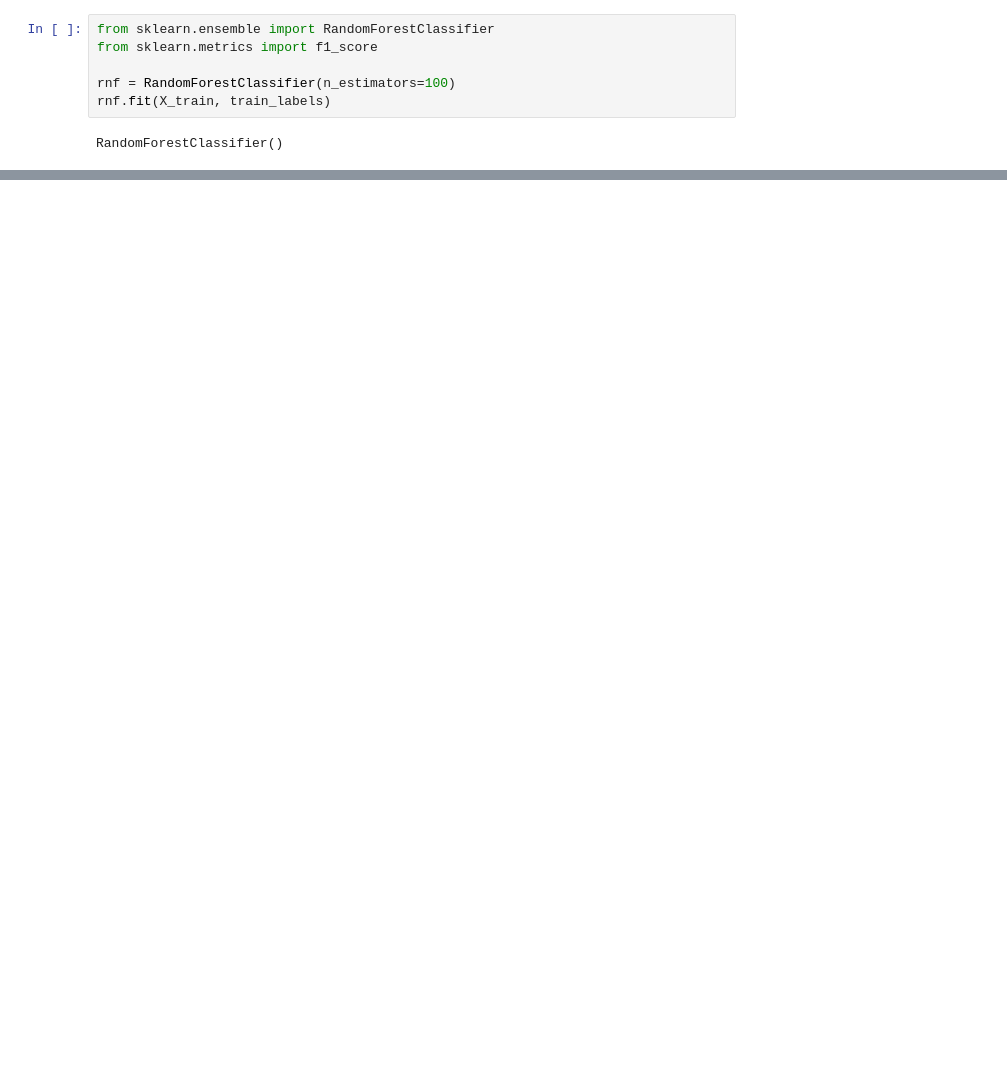
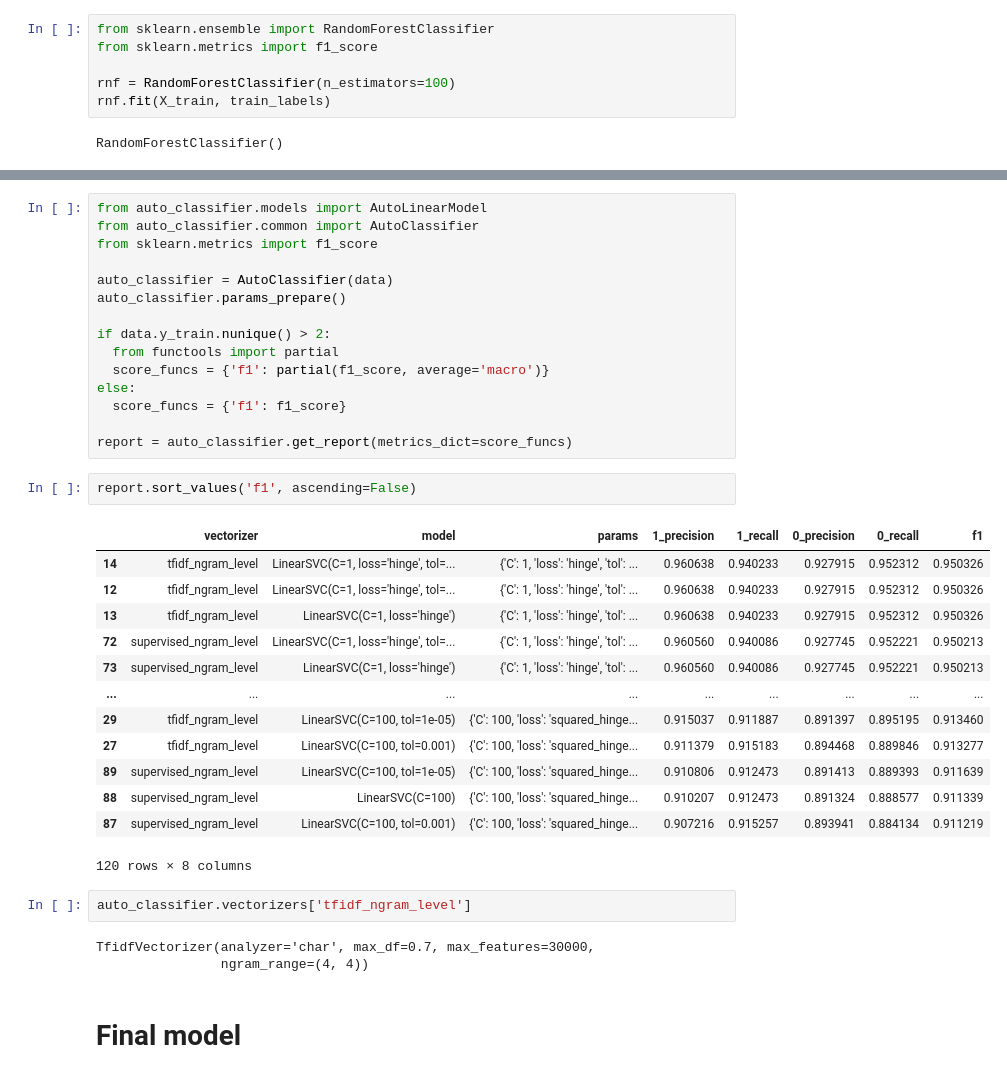
Before and after one commit to vetka925/sentiment_airbnb, a Jupyter notebook: sentiment.ipynb, the cells around one changed output, grey strips where cells are left out. Cells and saved outputs as stored; diff of their text form; blank space fills up the shorter version.

```diff
--- a/sentiment.ipynb
+++ b/sentiment.ipynb
@@ -359,0 +388,38 @@ Best parameters: {'C': 1, 'class_weight': None, 'dual': False, 'fit_intercept':
+# %%
+from auto_classifier.models import AutoLinearModel
+from auto_classifier.common import AutoClassifier
+from sklearn.metrics import f1_score
+
+auto_classifier = AutoClassifier(data)
+auto_classifier.params_prepare()
+
+if data.y_train.nunique() > 2:
+  from functools import partial
+  score_funcs = {'f1': partial(f1_score, average='macro')}
+else:
+  score_funcs = {'f1': f1_score}
+
+report = auto_classifier.get_report(metrics_dict=score_funcs)
+# %%
+report.sort_values('f1', ascending=False)
+# %% [output]
+|  | vectorizer | model | params | 1_precision | 1_recall | 0_precision | 0_recall | f1 |
+| 14 | tfidf_ngram_level | LinearSVC(C=1, loss='hinge', tol=... | {'C': 1, 'loss': 'hinge', 'tol': ... | 0.960638 | 0.940233 | 0.927915 | 0.952312 | 0.950326 |
+| 12 | tfidf_ngram_level | LinearSVC(C=1, loss='hinge', tol=... | {'C': 1, 'loss': 'hinge', 'tol': ... | 0.960638 | 0.940233 | 0.927915 | 0.952312 | 0.950326 |
+| 13 | tfidf_ngram_level | LinearSVC(C=1, loss='hinge') | {'C': 1, 'loss': 'hinge', 'tol': ... | 0.960638 | 0.940233 | 0.927915 | 0.952312 | 0.950326 |
+| 72 | supervised_ngram_level | LinearSVC(C=1, loss='hinge', tol=... | {'C': 1, 'loss': 'hinge', 'tol': ... | 0.960560 | 0.940086 | 0.927745 | 0.952221 | 0.950213 |
+| 73 | supervised_ngram_level | LinearSVC(C=1, loss='hinge') | {'C': 1, 'loss': 'hinge', 'tol': ... | 0.960560 | 0.940086 | 0.927745 | 0.952221 | 0.950213 |
+| ... | ... | ... | ... | ... | ... | ... | ... | ... |
+| 29 | tfidf_ngram_level | LinearSVC(C=100, tol=1e-05) | {'C': 100, 'loss': 'squared_hinge... | 0.915037 | 0.911887 | 0.891397 | 0.895195 | 0.913460 |
+| 27 | tfidf_ngram_level | LinearSVC(C=100, tol=0.001) | {'C': 100, 'loss': 'squared_hinge... | 0.911379 | 0.915183 | 0.894468 | 0.889846 | 0.913277 |
+| 89 | supervised_ngram_level | LinearSVC(C=100, tol=1e-05) | {'C': 100, 'loss': 'squared_hinge... | 0.910806 | 0.912473 | 0.891413 | 0.889393 | 0.911639 |
+| 88 | supervised_ngram_level | LinearSVC(C=100) | {'C': 100, 'loss': 'squared_hinge... | 0.910207 | 0.912473 | 0.891324 | 0.888577 | 0.911339 |
+| 87 | supervised_ngram_level | LinearSVC(C=100, tol=0.001) | {'C': 100, 'loss': 'squared_hinge... | 0.907216 | 0.915257 | 0.893941 | 0.884134 | 0.911219 |
+120 rows × 8 columns
+# %%
+auto_classifier.vectorizers['tfidf_ngram_level']
+# %% [output]
+TfidfVectorizer(analyzer='char', max_df=0.7, max_features=30000,
+                ngram_range=(4, 4))
+# %% [markdown]
+# Final model
```
Also changed, not shown: parts of 47 cells of this notebook, 8 other files.
